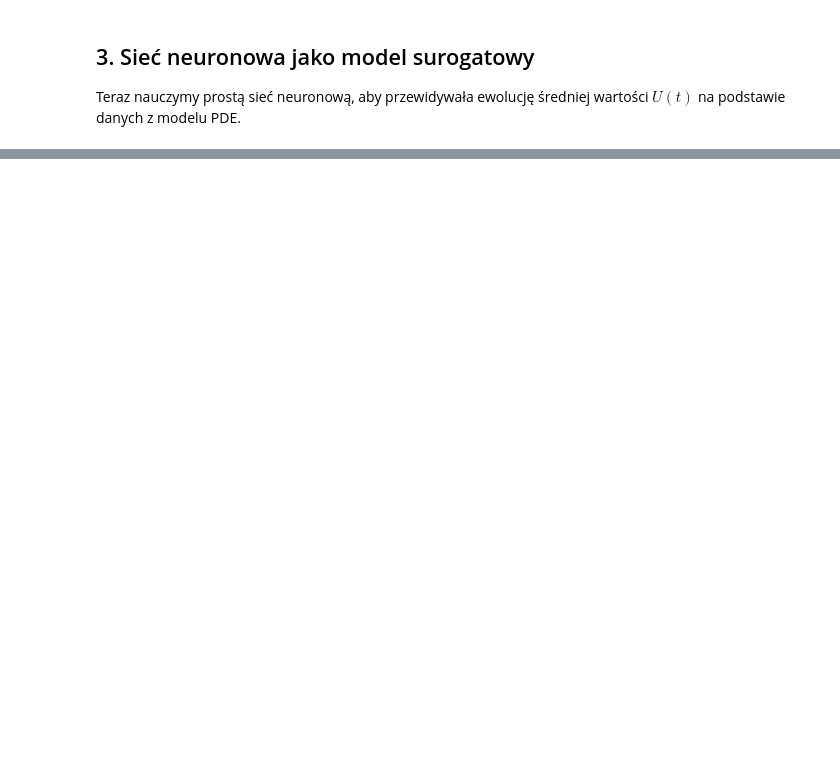
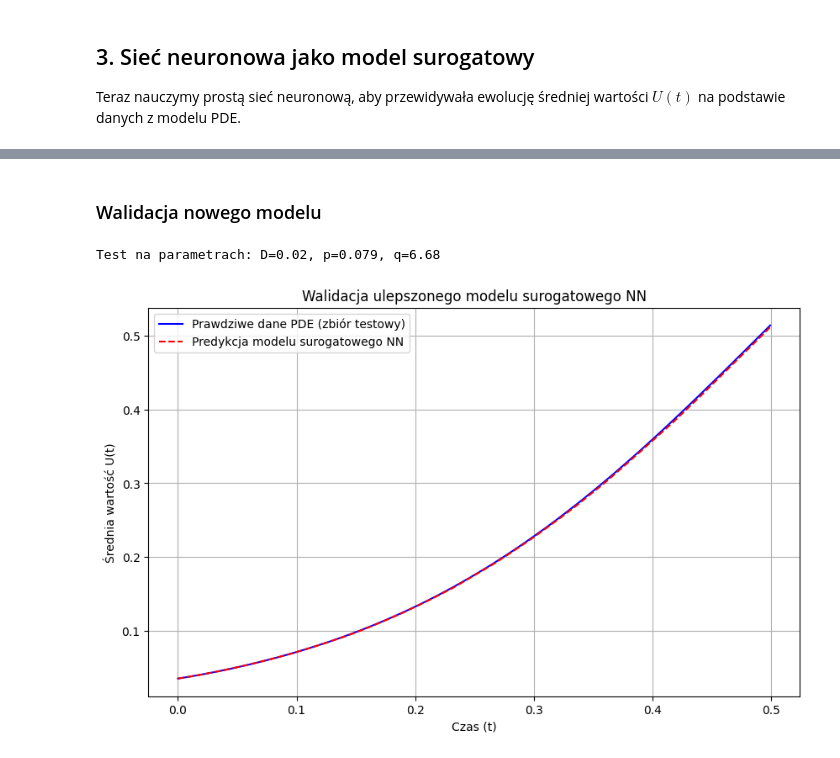
Before and after one commit to nadirean/Innovation-Diffusion-Modeling, a Jupyter notebook: zad3/lab.ipynb, the cells around one changed output, grey strips where cells are left out. Drawn from its saved outputs; the diff is of its cells as text; code cells hidden in the pictures; blank space fills up the shorter version.

```diff
--- a/zad3/lab.ipynb
+++ b/zad3/lab.ipynb
@@ -149,0 +310,41 @@ plt.show()
+# %% [markdown]
+### Walidacja nowego modelu
+# %%
+# Wybierz losową symulację z zestawu walidacyjnego do wizualizacji
+# Bierzemy pierwszy zestaw unikalnych parametrów ze zbioru walidacyjnego
+unique_params = np.unique(X_val_np[:, 1:], axis=0)
+D_test, p_test, q_test = unique_params[0]
+
+print(f"Test na parametrach: D={D_test:.2f}, p={p_test:.3f}, q={q_test:.2f}")
+
+# Znajdź wszystkie punkty z tej samej symulacji w zbiorze walidacyjnym
+mask = (np.abs(X_val_np[:, 1] - D_test) < 1e-6) & \
+       (np.abs(X_val_np[:, 2] - p_test) < 1e-6) & \
+       (np.abs(X_val_np[:, 3] - q_test) < 1e-6)
+X_test_sample = X_val_np[mask]
+y_test_sample = y_val_np[mask]
+
+# Sortowanie po czasie
+time_order = np.argsort(X_test_sample[:, 0])
+X_test_sample = X_test_sample[time_order]
+y_test_sample = y_test_sample[time_order]
+
+# Predykcja modelu NN
+X_test_norm = torch.tensor((X_test_sample - X_mean) / X_std, dtype=torch.float32)
+with torch.no_grad():
+    y_pred_norm = model_general(X_test_norm)
+y_pred = y_pred_norm.numpy() * y_std + y_mean
+
+# Porównanie na wykresie
+plt.figure(figsize=(10, 6))
+plt.plot(X_test_sample[:, 0], y_test_sample, label='Prawdziwe dane PDE (zbiór testowy)', color='blue')
+plt.plot(X_test_sample[:, 0], y_pred, label='Predykcja modelu surogatowego NN', color='red', linestyle='--')
+plt.title('Walidacja ulepszonego modelu surogatowego NN')
+plt.xlabel('Czas (t)')
+plt.ylabel('Średnia wartość U(t)')
+plt.legend()
+plt.grid(True)
+plt.show()
+# %% [output]
+Test na parametrach: D=0.02, p=0.079, q=6.68
+[figure, added]
```
Also changed, not shown: parts of 9 cells of this notebook, 5 other files.
